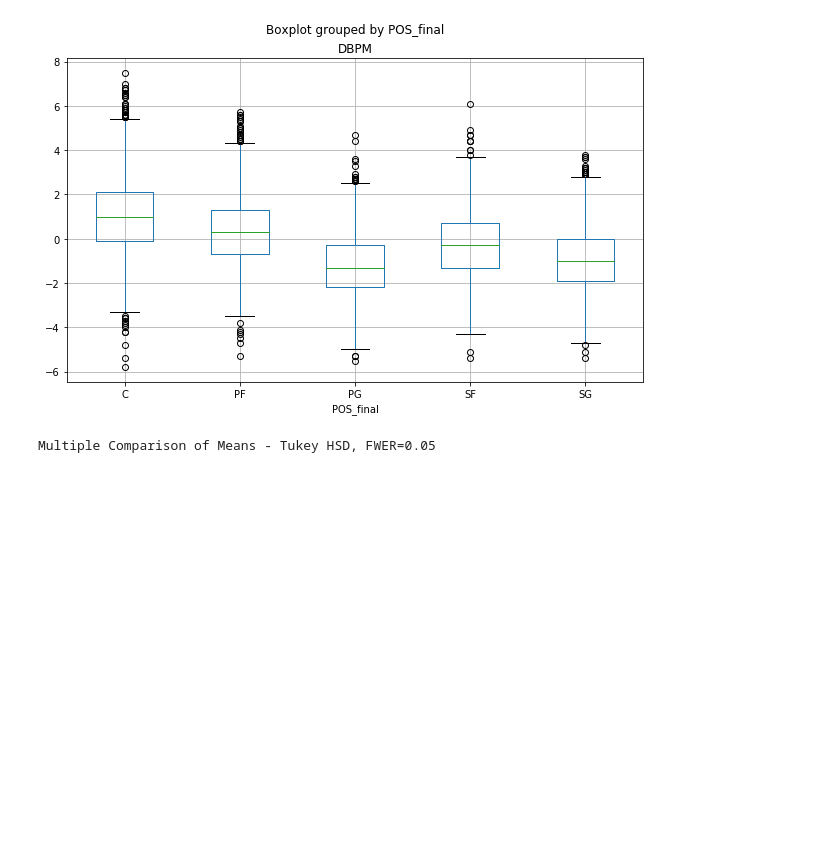
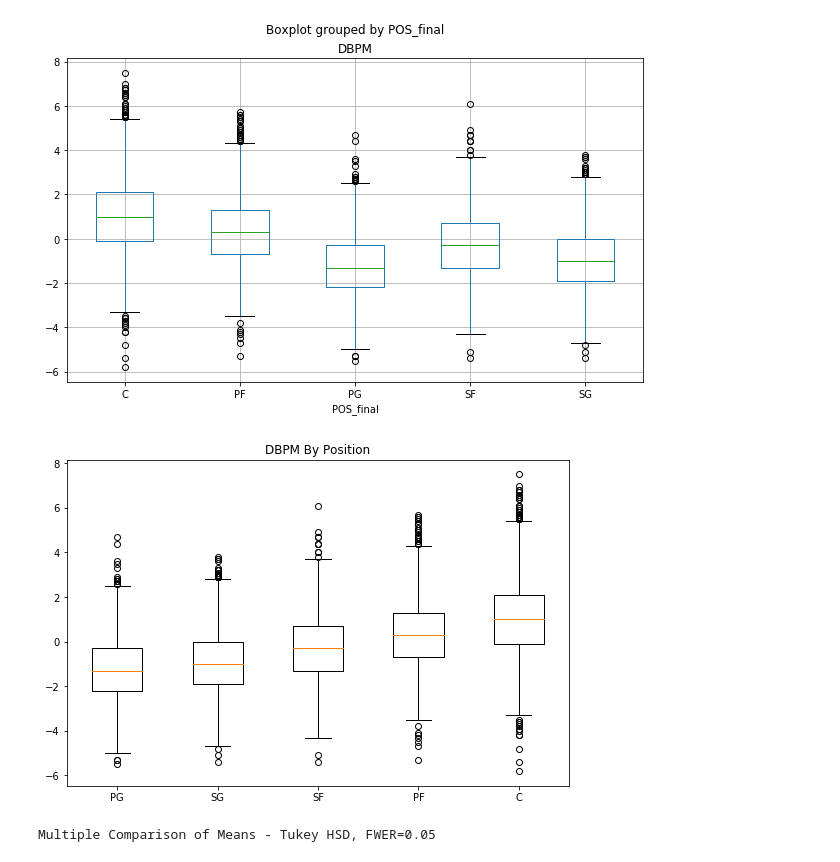
Before and after one commit to nteuthorn/Thinkful_Capstone1, a Jupyter notebook: Capstone 1.ipynb, the cells around one changed output. Saved outputs shown, nothing was run; the diff lists cells and outputs as text; code cells hidden in the pictures; blank space fills up the shorter version.

```diff
--- a/Capstone 1.ipynb
+++ b/Capstone 1.ipynb
@@ -588,6 +619,20 @@ y82_player_stats[(y82_player_stats.Role != 0)].boxplot('DBPM', by='POS_final', f
 # %% [output]
 <matplotlib.axes._subplots.AxesSubplot at 0x...>
 [figure]
+# %%
+data_to_plot2 = [y82_player_stats[(y82_player_stats.Role != 0) & (y82_player_stats.POS_final == 'PG')].DBPM,
+                y82_player_stats[(y82_player_stats.Role != 0) & (y82_player_stats.POS_final == 'SG')].DBPM,
+                y82_player_stats[(y82_player_stats.Role != 0) & (y82_player_stats.POS_final == 'SF')].DBPM,
+                y82_player_stats[(y82_player_stats.Role != 0) & (y82_player_stats.POS_final == 'PF')].DBPM,
+                y82_player_stats[(y82_player_stats.Role != 0) & (y82_player_stats.POS_final == 'C')].DBPM,]
+
+fig2 = plt.figure(1, figsize=(9, 6))
+ax2 = fig2.add_subplot(111)
+ax2.set_title('DBPM By Position')
+ax2.set_xticklabels(['PG', 'SG', 'SF', 'PF', 'C'])
+bp2 = ax2.boxplot(data_to_plot2)
+# %% [output]
+[figure, added]
 # %%
 tukey_OWS = pairwise_tukeyhsd(endog = y82_player_stats[(y82_player_stats.Role != 0)].OWS,
                           groups = y82_player_stats[(y82_player_stats.Role != 0)].POS_final,
```
Also changed, not shown: parts of 2 cells of this notebook, 1 other file.
